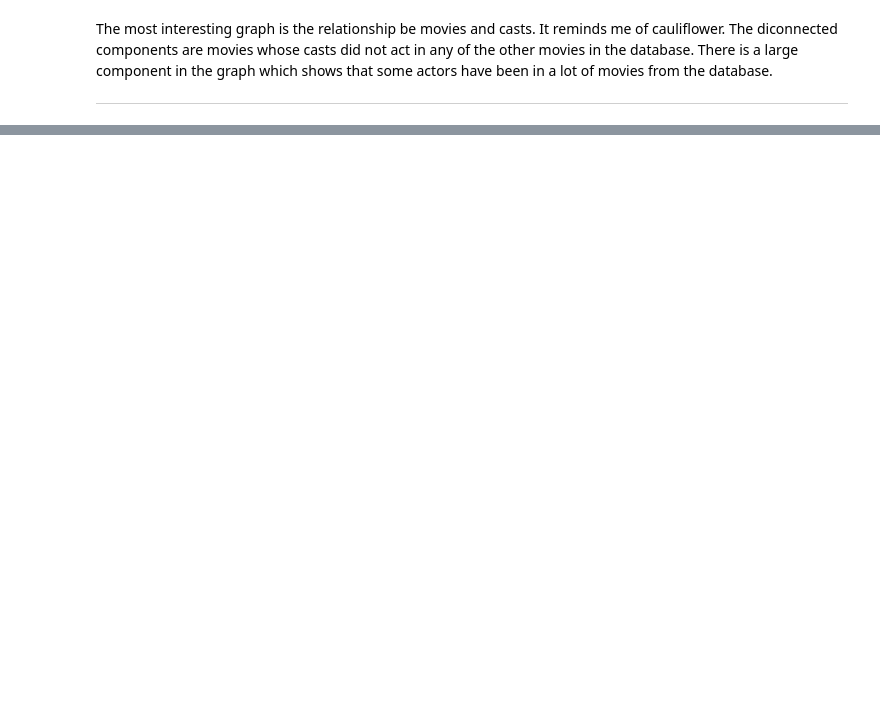
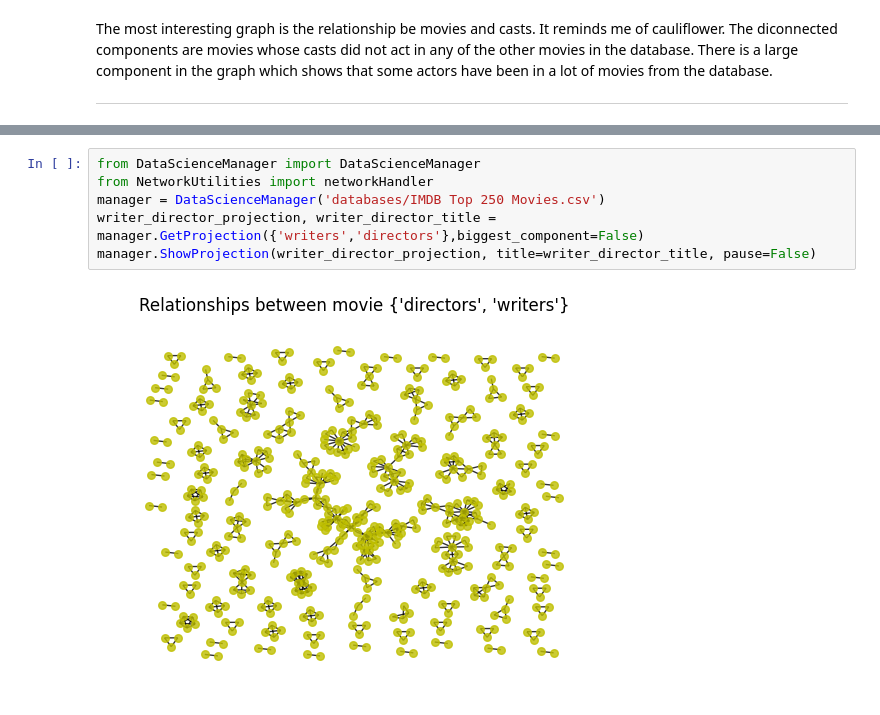
Before and after one commit to MichaelAGoodrich/GraphDataScience_withSNAP, a Jupyter notebook: GraphDataScience_Practice.ipynb, the cells around one changed output, grey strips where cells are left out. Saved outputs shown, nothing was run; the diff lists cells and outputs as text; blank space fills up the shorter version.

Commit message:
Jupyter notebook exercises most utilities but save

```diff
--- a/GraphDataScience_Practice.ipynb
+++ b/GraphDataScience_Practice.ipynb
@@ -182,0 +189,8 @@ Try to recall when we talked about bipartite graphs near the start of the semest
+# %%
+from DataScienceManager import DataScienceManager
+from NetworkUtilities import networkHandler
+manager = DataScienceManager('databases/IMDB Top 250 Movies.csv')
+writer_director_projection, writer_director_title = manager.GetProjection({'writers','directors'},biggest_component=False)
+manager.ShowProjection(writer_director_projection, title=writer_director_title, pause=False)
+# %% [output]
+[figure, added]
```
Also changed, not shown: parts of 16 cells of this notebook, 1 other file.
